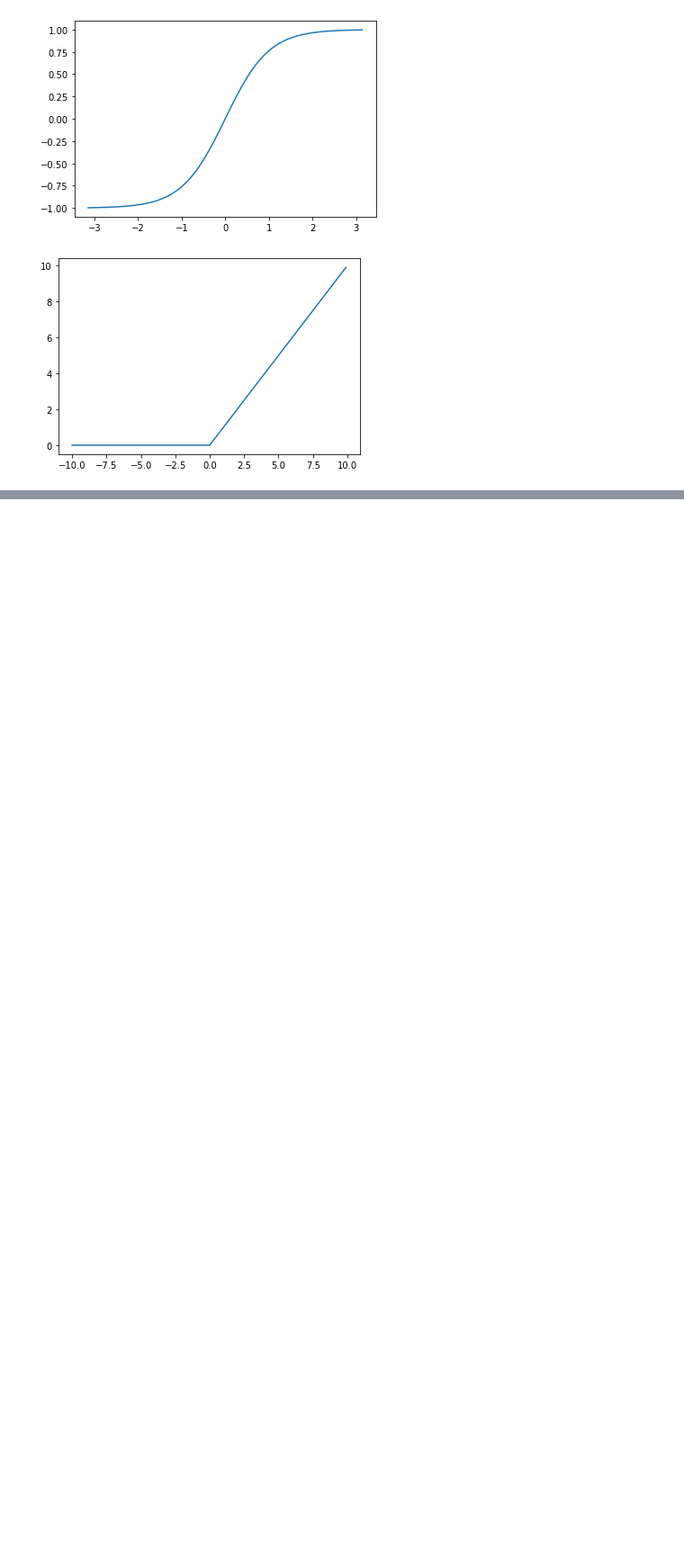
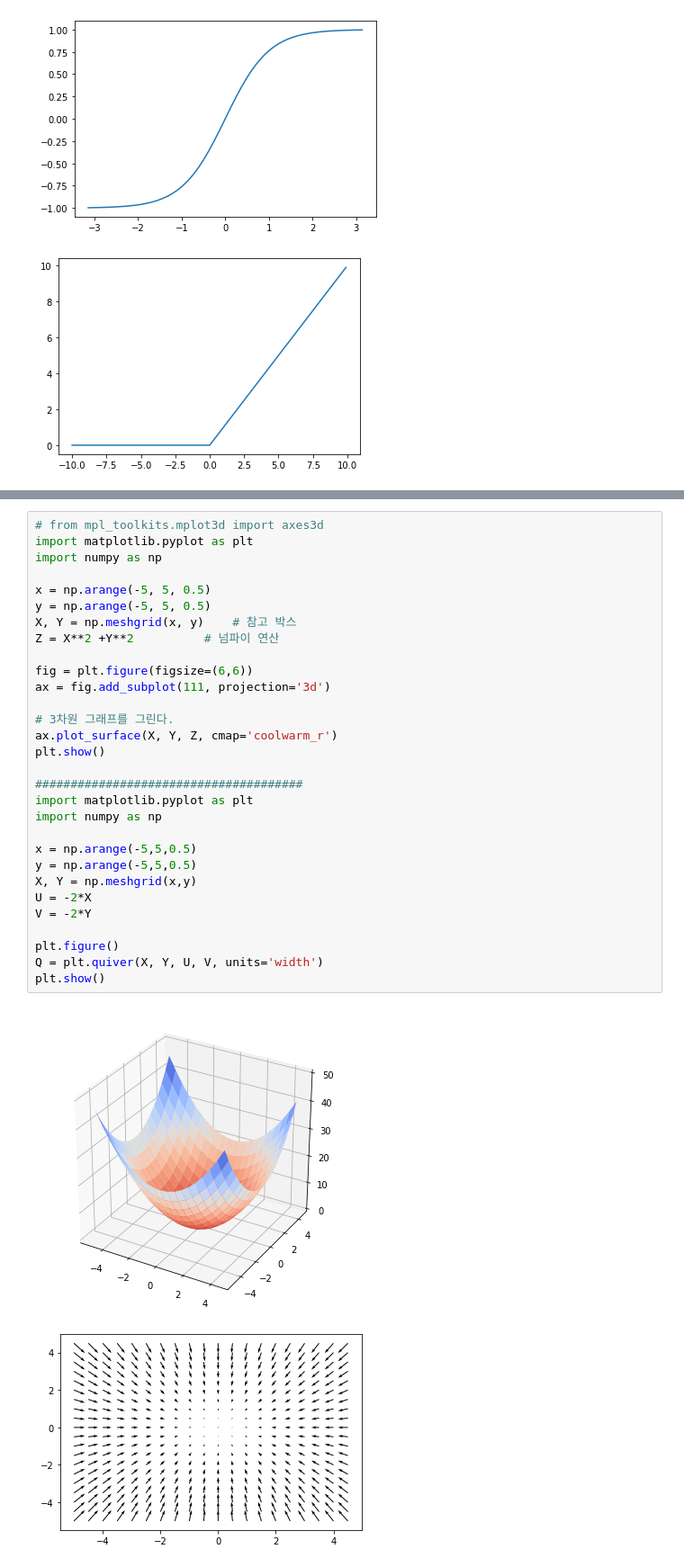
Before and after one commit to dpfpsel0622/pdm11, a Jupyter notebook: notebook/chap06_MLP.ipynb, the cells around one changed output, grey strips where cells are left out. Shown: that part at 90% size. Cells and saved outputs as stored; diff of their text form; blank space fills up the shorter version.

```diff
--- a/notebook/chap06_MLP.ipynb
+++ b/notebook/chap06_MLP.ipynb
@@ -64,0 +224,33 @@ Deprecated in NumPy 1.20; for more details and guidance: https://numpy.org/devdo
+# %%
+# from mpl_toolkits.mplot3d import axes3d
+import matplotlib.pyplot as plt
+import numpy as np
+
+x = np.arange(-5, 5, 0.5)
+y = np.arange(-5, 5, 0.5)
+X, Y = np.meshgrid(x, y)	# 참고 박스
+Z = X**2 +Y**2			# 넘파이 연산
+
+fig = plt.figure(figsize=(6,6))
+ax = fig.add_subplot(111, projection='3d')
+
+# 3차원 그래프를 그린다.
+ax.plot_surface(X, Y, Z, cmap='coolwarm_r')
+plt.show()
+
+######################################
+import matplotlib.pyplot as plt
+import numpy as np
+
+x = np.arange(-5,5,0.5)
+y = np.arange(-5,5,0.5)
+X, Y = np.meshgrid(x,y)
+U = -2*X
+V = -2*Y
+
+plt.figure()
+Q = plt.quiver(X, Y, U, V, units='width')
+plt.show()
+# %% [output]
+[figure, added]
+[figure, added]
```
Also changed, not shown: parts of 11 cells of this notebook.
